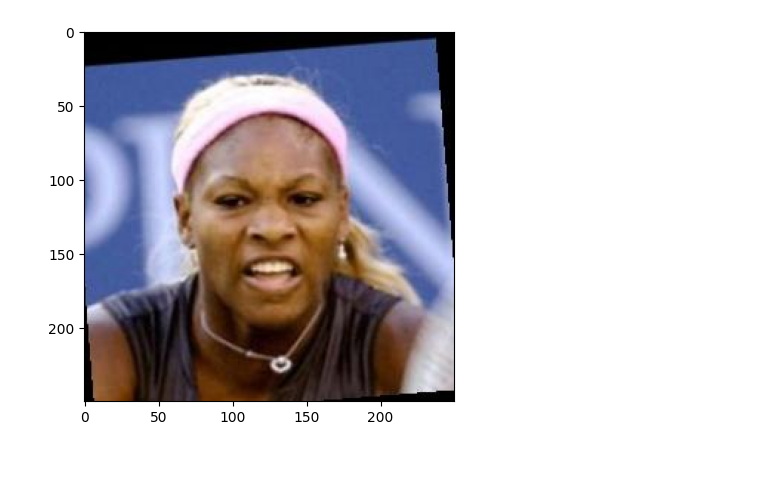
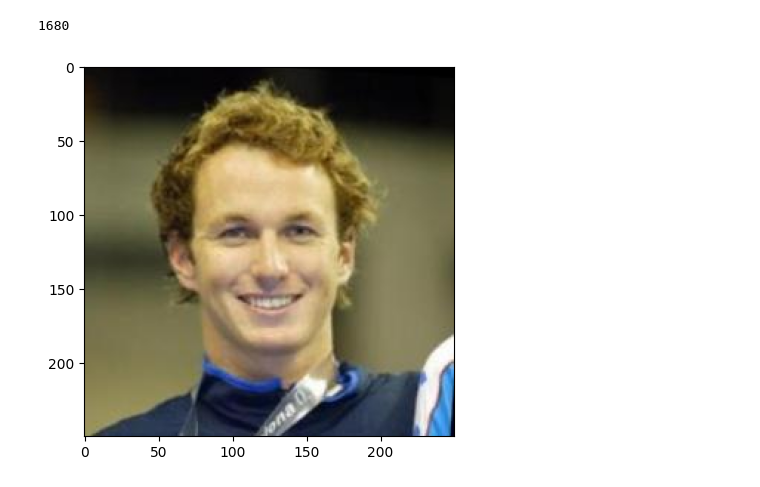
Before and after one commit to jxdev8/cmpe258-team-project, a Jupyter notebook: explore/qiong/DL_Facial_Recognition.ipynb, the cells around one changed output. Drawn from its saved outputs; the diff is of its cells as text; code cells hidden in the pictures.

```diff
--- a/explore/qiong/DL_Facial_Recognition.ipynb
+++ b/explore/qiong/DL_Facial_Recognition.ipynb
@@ -14,4 +13,5 @@ README.md  data/      explore/
 # %%
-files = !ls {PATH}/Serena_Williams
-files
+files = []
+folders = !ls {PATH}
+len(folders)
 # %% [output]
@@ -36,0 +19,7 @@ img = cv2.imread(PATH+"Serena_Williams/"+files[0])
+# %%
+multi_file_folders = []
+for folder in folders:
+    files = !ls {PATH + folder}
+    if len(files) >=2 :
+        multi_file_folders.append(folder)
+multi_file_folders
@@ -37,5 +44,12 @@ img = cv2.imread(PATH+"Serena_Williams/"+files[0])
+# %%
+print(len(multi_file_folders))
+# %% [output]
+1680
 # %%
+sample_folder = multi_file_folders[0]
+sample_file_names = !ls {PATH + sample_folder}
+img = cv2.imread(PATH + sample_folder + "/"+ sample_file_names[2])
 plt.imshow(cv2.cvtColor(img, cv2.COLOR_BGR2RGB))
 plt.show()
 # %% [output]
-[figure, old version]
+[figure, new version]
```
Also changed, not shown: parts of 15 cells of this notebook.
